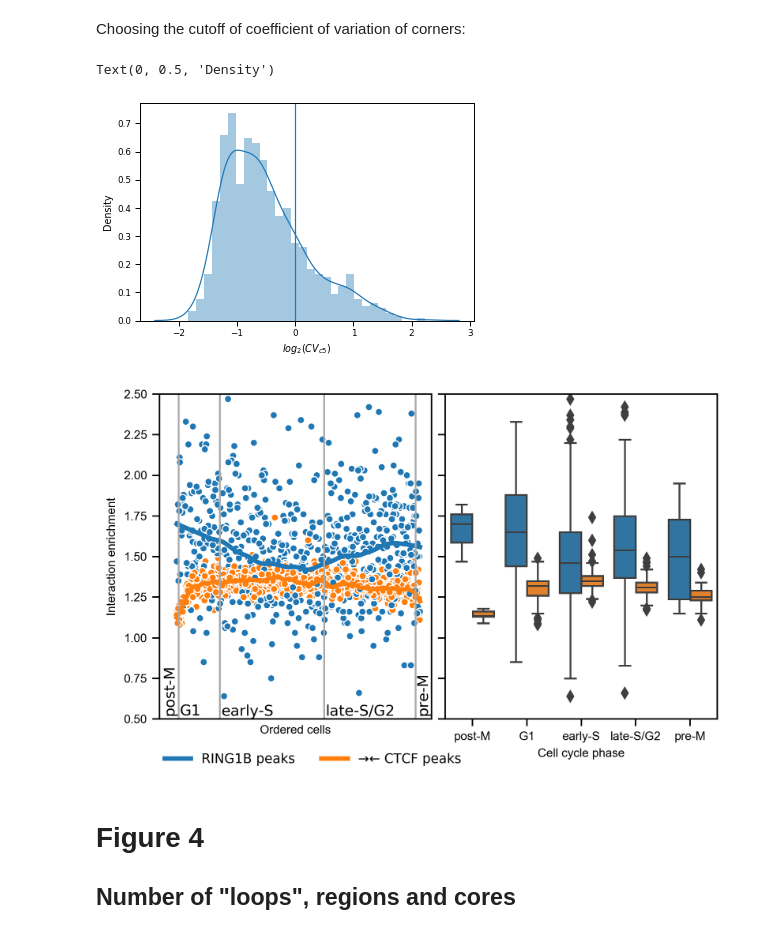
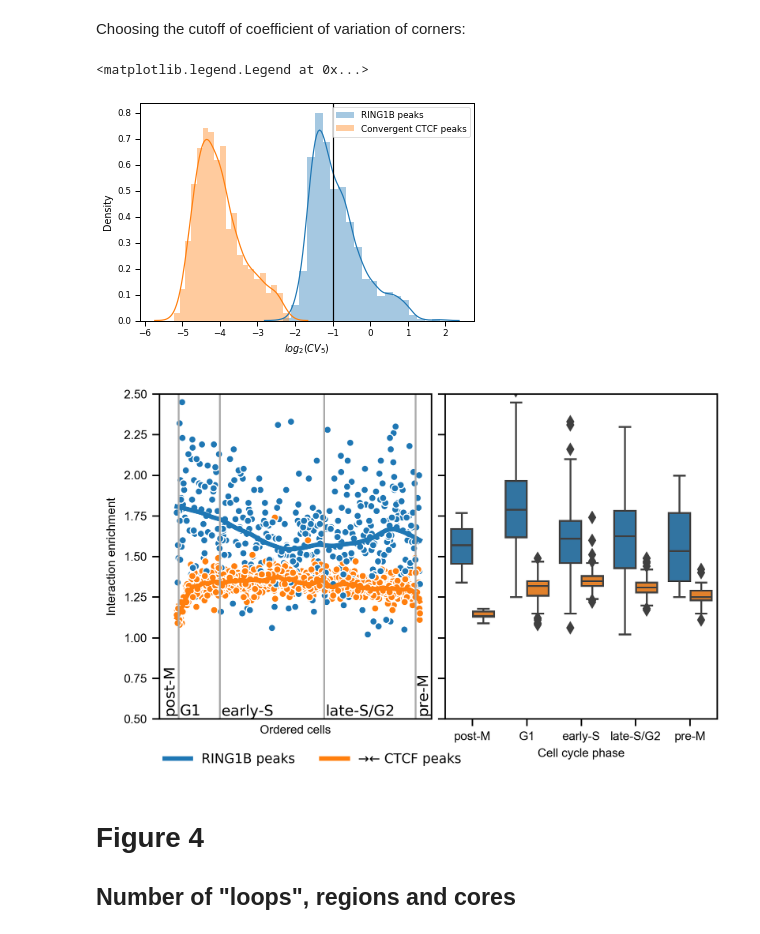
Before and after one commit to Phlya/coolpuppy_paper, a Jupyter notebook: notebook.ipynb, the cells around one changed output. Cells and saved outputs as stored; diff of their text form; code cells hidden in the pictures.

```diff
--- a/notebook.ipynb
+++ b/notebook.ipynb
@@ -525,11 +543,13 @@ data = pd.read_csv('Nagano/data.tsv', sep='\t')
 # %% [markdown]
 Choosing the cutoff of coefficient of variation of corners:
 # %%
-sns.distplot(np.log2(data[data['Loop_set']=='R1BPeak_All']['CV5']), bins=30)
-plt.axvline(0) # Corresponds to 1 before log-transform, and looks good - only retains the major peak
-plt.xlabel('$log_2(CV_{c5})$')
+sns.distplot(np.log2(data[data['Loop_set']=='R1BPeak_All_mm9']['CV5']), bins=20, label='RING1B peaks')
+sns.distplot(np.log2(data[data['Loop_set']=='Bonev_ES_CTCF_pairs_+-']['CV5']), bins=20, label='Convergent CTCF peaks')
+plt.axvline(-1, c='k') # Corresponds to 0.5 before log-transform, and looks good - only retains the major peak of low-noise cells
+plt.xlabel('$log_2(CV_{5})$')
 plt.ylabel('Density')
+plt.legend()
 # %% [output]
-Text(0, 0.5, 'Density')
+<matplotlib.legend.Legend at 0x...>
-[figure, old version]
+[figure, new version]
 # %%
@@ -545,8 +565,8 @@ col = 'Enrichment3'
 stages = ['post-M', 'G1', 'early-S', 'late-S/G2', 'pre-M']
 
 f, (ax0, ax1) = plt.subplots(1, 2, figsize=(17/2.54, 4), sharey=True, gridspec_kw=dict(wspace=0.05), dpi=300)
-sns.scatterplot(data=d, x='ord', y=col, hue='Loop_set', hue_order=['R1BPeak_All', 'Bonev_ES_CTCF_pairs_+-'], ax=ax0, legend=False)#, order=stages)
-x, y = lowess(d, 'R1BPeak_All', 0.25, col=col)
+sns.scatterplot(data=d, x='ord', y=col, hue='Loop_set', hue_order=['R1BPeak_All_mm9', 'Bonev_ES_CTCF_pairs_+-'], ax=ax0, legend=False)#, order=stages)
+x, y = lowess(d, 'R1BPeak_All_mm9', 0.25, col=col)
 ax0.plot(x, y, lw=3, label='RING1B peaks')
 x, y = lowess(d, 'Bonev_ES_CTCF_pairs_+-', 0.05, col=col)
 ax0.plot(x, y, lw=3, label='\u2192\u2190 CTCF peaks')
@@ -569,7 +589,7 @@ ax0.set_xticks([])
 
 f.legend(loc=(0.1, 0.015), ncol=2, frameon=False)
 
-sns.boxplot(data=d, x='group', y='Enrichment3', hue='Loop_set', order=stages, hue_order=['R1BPeak_All', 'Bonev_ES_CTCF_pairs_+-'], ax=ax1)#, legend=False)#, order=stages)
+sns.boxplot(data=d, x='group', y='Enrichment3', hue='Loop_set', order=stages, hue_order=['R1BPeak_All_mm9', 'Bonev_ES_CTCF_pairs_+-'], ax=ax1)#, legend=False)#, order=stages)
 ax1.set_ylabel('')
 ax1.set_xlabel('Cell cycle phase')
 ax1.legend_.remove()
@@ -578,7 +598,7 @@ make_nice(ax1)
 plt.savefig('Figure_panels/Figure3.svg', bbox_inches='tight', pad_inches=0)
 plt.savefig('Figure_panels/Figure3.png', bbox_inches='tight', pad_inches=0)
 # %% [output]
-[figure, old version]
+[figure, new version]
 # %% [markdown]
 # Figure 4
 ## Number of "loops", regions and cores
```
Also changed, not shown: parts of 13 cells of this notebook, 15 other files.
